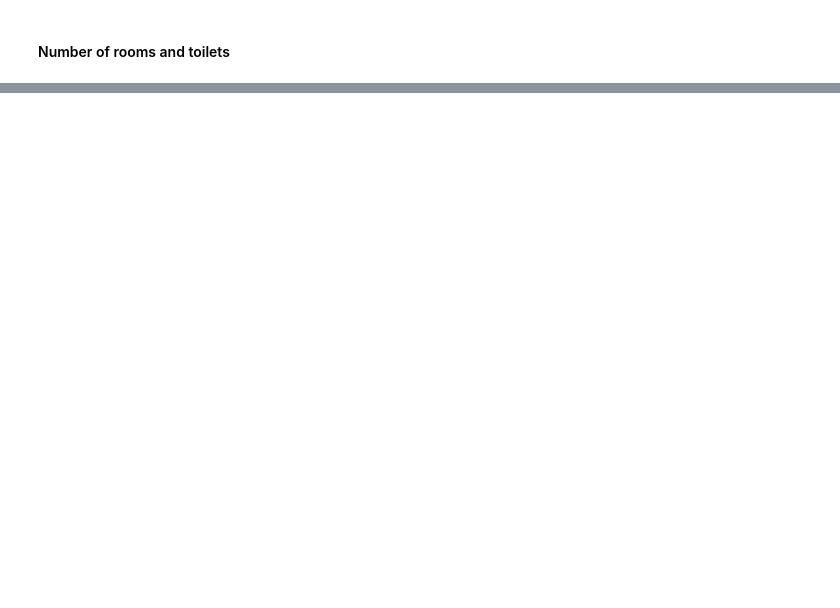
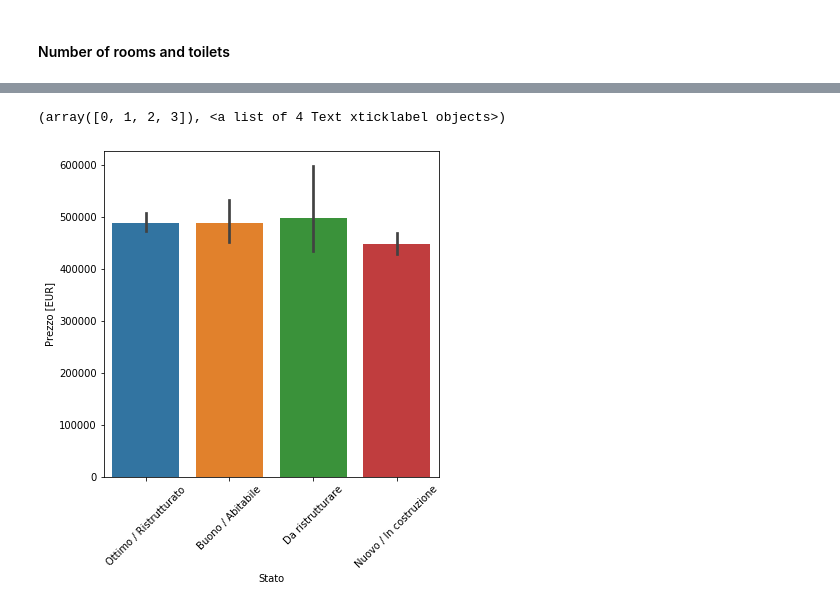
Before and after one commit to LazyEval/housing-prices-firenze, a Jupyter notebook: notebooks/1.0-LazyEval-data-cleaning.ipynb, the cells around one changed output, grey strips where cells are left out. Drawn from its saved outputs; the diff is of its cells as text; code cells hidden in the pictures; blank space fills up the shorter version.

```diff
--- a/notebooks/1.0-LazyEval-data-cleaning.ipynb
+++ b/notebooks/1.0-LazyEval-data-cleaning.ipynb
@@ -143,6 +46,6 @@ df.loc[df['Zona'].isna(), :]
 # %%
 # Clean up data types
-df['Superficie [m2]'] = (df['Superficie [m2]']
+df['Superficie [m2]'] = (df['Superficie']
                          .str.split('m²')
                          .str[0]
                          .astype('float'))
@@ -157,7 +60,7 @@ df['Zona'] = (df['Zona']
               .str.replace('/', '')
               .str.title())
 
-df['Prezzo [EUR]'] = (df['Prezzo [EUR]']
+df['Prezzo [EUR]'] = (df['Prezzo']
                       .str.split('€')
                       .str[1]
                       .str.replace('.', '')
@@ -169,3 +70,6 @@ df['Prezzo [EUR]'].mean()
+# %%
+# Drop entries without area
+df = df.dropna(subset=['Superficie [m2]'])
 # %%
 # Looking into "Contratto": does it affect price?
 gb = df['Prezzo [EUR]'].groupby(df['Contratto']).agg('mean')
@@ -309,8 +131,8 @@ df['Numero di bagni'] = (df['Locali']
                          .str.findall(r'(\d\+? bagn\w)')
                          .str[0]
                          .str.split(' ')
-                         .str[0]
-                        )
+                         .str[0])
+
 df.loc[df['Numero di bagni'].isna(), 'Numero di bagni'] = 0
 df.loc[df['Numero di bagni'] == '3+', 'Numero di bagni'] = 4
 df['Numero di bagni'] = df['Numero di bagni'].astype('float')
@@ -347,3 +155,8 @@ df.loc[df['Numero di bagni'] == 0, :]
+# %%
+# Imputing number of toilets based on area bins
+for area in df['Superficie_Bins'].unique():
+    mask = df['Superficie_Bins'] == area
+    df.loc[mask & (df['Numero di bagni'] == 0), 'Numero di bagni'] = df.loc[mask, 'Numero di bagni'].mode().values
 # %%
 df['Numero di altri'] = (df['Locali']
                          .str.findall(r'(\d?\d\+? altr\w)')
@@ -394,0 +234,7 @@ df.loc[df['Locali'].isna(), :]
+# %%
+fig = plt.figure(figsize=(6, 6))
+sns.barplot(x=df['Stato'], y=df['Prezzo [EUR]'])
+plt.xticks(rotation=45)
+# %% [output]
+(array([0, 1, 2, 3]), <a list of 4 Text xticklabel objects>)
+[figure, added]
```
Also changed, not shown: parts of 51 cells of this notebook.
